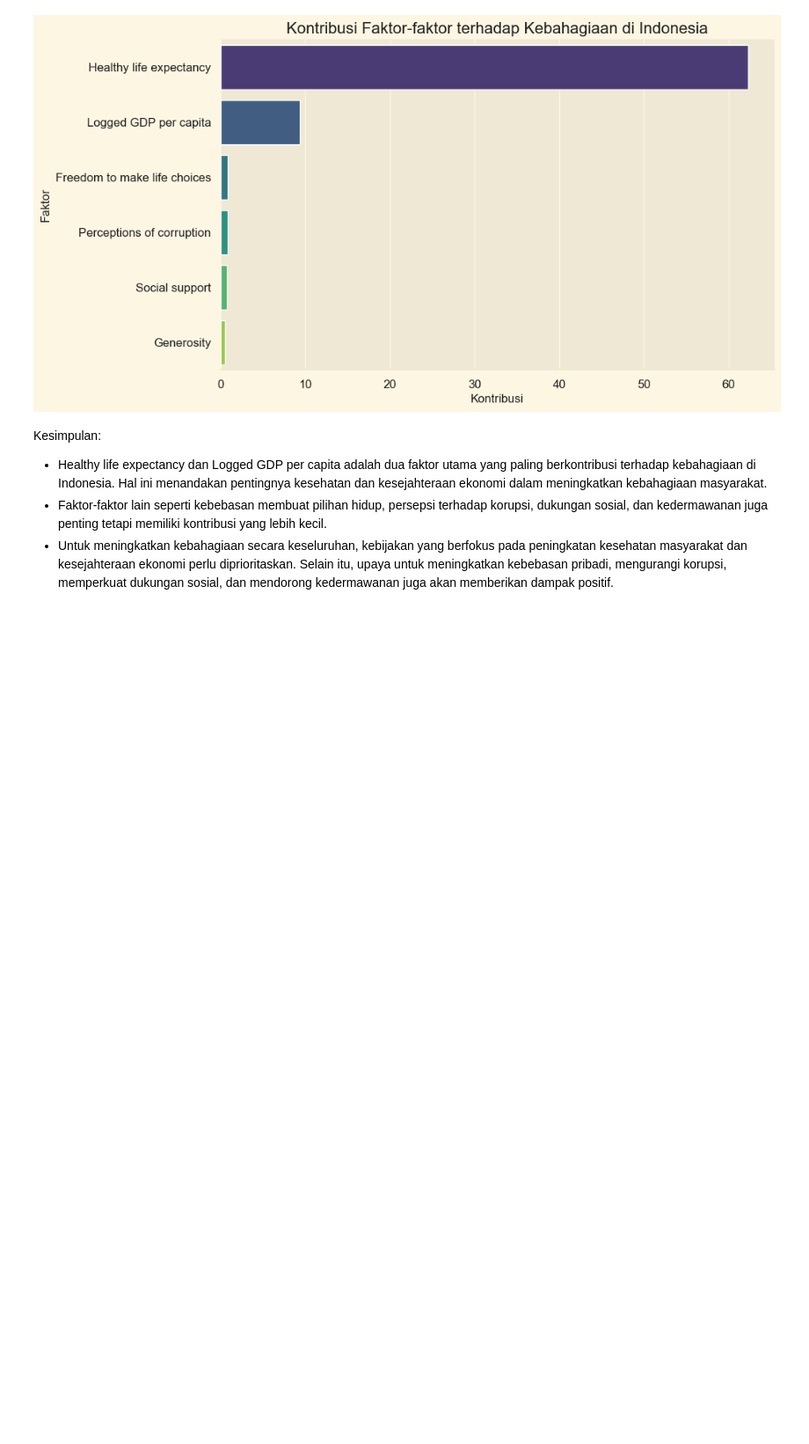
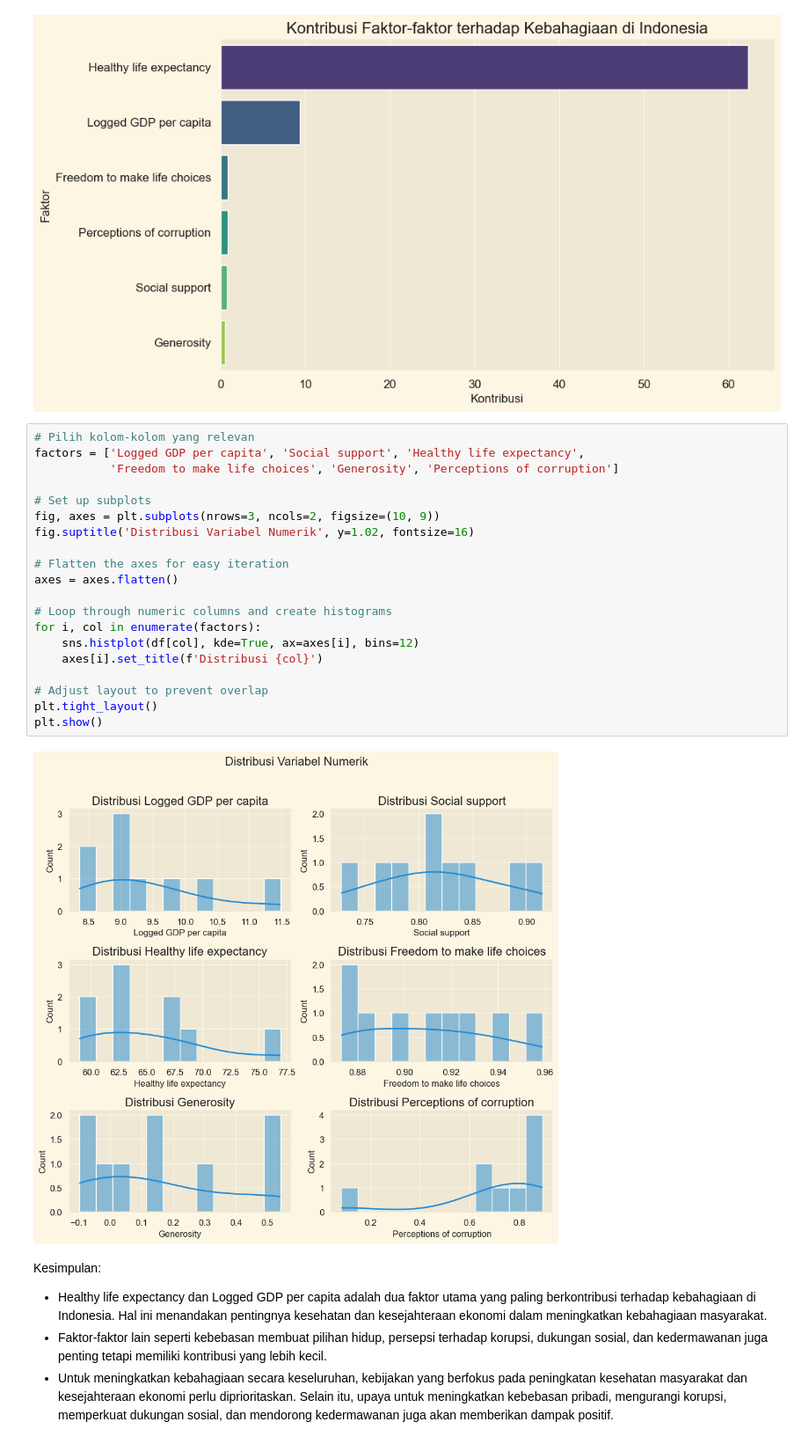
Before and after one commit to Mudhya19/Indonesia-Happiness-Rank-Report, a Jupyter notebook: indonesia happiness rank report.ipynb, the cells around one changed output. Shown at 88% size. Saved outputs shown, nothing was run; the diff lists cells and outputs as text; blank space fills up the shorter version.

```diff
--- a/indonesia happiness rank report.ipynb
+++ b/indonesia happiness rank report.ipynb
@@ -538,6 +538,28 @@ plt.ylabel('Faktor')
 plt.show()
 # %% [output]
 [figure]
+# %%
+# Pilih kolom-kolom yang relevan
+factors = ['Logged GDP per capita', 'Social support', 'Healthy life expectancy',
+           'Freedom to make life choices', 'Generosity', 'Perceptions of corruption']
+
+# Set up subplots
+fig, axes = plt.subplots(nrows=3, ncols=2, figsize=(10, 9))
+fig.suptitle('Distribusi Variabel Numerik', y=1.02, fontsize=16)
+
+# Flatten the axes for easy iteration
+axes = axes.flatten()
+
+# Loop through numeric columns and create histograms
+for i, col in enumerate(factors):
+    sns.histplot(df[col], kde=True, ax=axes[i], bins=12)
+    axes[i].set_title(f'Distribusi {col}')
+
+# Adjust layout to prevent overlap
+plt.tight_layout()
+plt.show()
+# %% [output]
+[figure, added]
 # %% [markdown]
 Kesimpulan:
 
```
Also changed, not shown: parts of 4 cells of this notebook, 2 other files.
